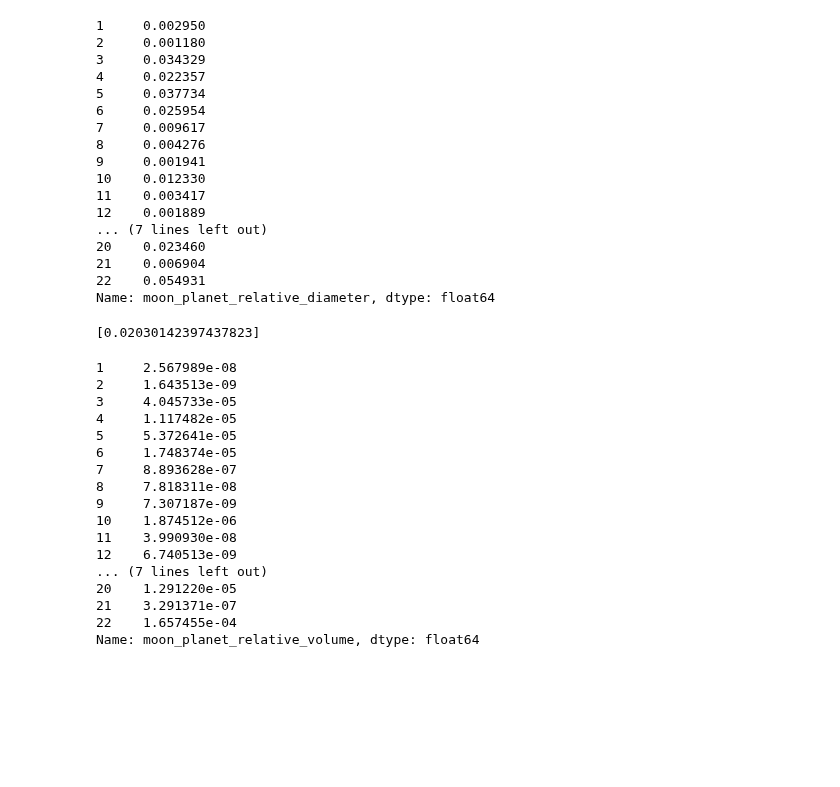
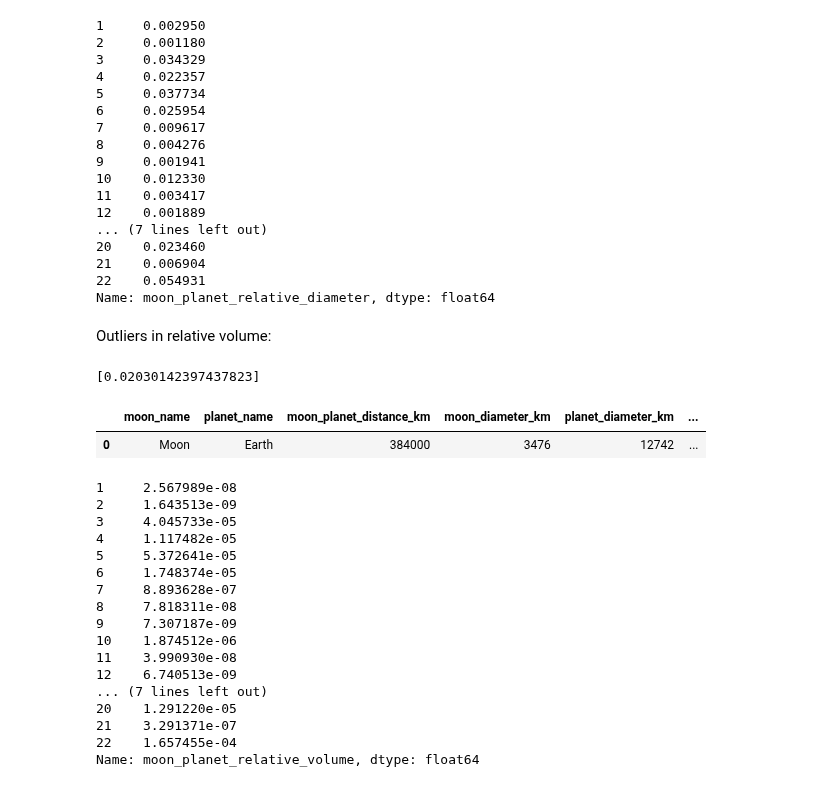
Before and after one commit to cuttlefishh/python-for-data-analysis, a Jupyter notebook: lessons/lesson17.ipynb, the cells around one changed output. Cells and saved outputs as stored; diff of their text form; code cells hidden in the pictures; blank space fills up the shorter version.

```diff
--- a/lessons/lesson17.ipynb
+++ b/lessons/lesson17.ipynb
@@ -433,5 +476,6 @@ Grubbs's test is used to detect outliers in a univariate data set assumed to com
 # %%
-# print outliers from the dataset - relative diameter
-grubbs.max_test_outliers(df_solar.moon_planet_relative_diameter, alpha=0.05)
+# print outliers from the dataset with grubbs.max_test_outliers
+outliers_diameter = grubbs.max_test_outliers(df_solar.moon_planet_relative_diameter, alpha=0.05)
+outliers_diameter
 # %% [output]
 [0.27279861874117095]
@@ -457,4 +507,6 @@ moon_planet_rel_diam_no_outliers
 21    0.006904
 22    0.054931
 Name: moon_planet_relative_diameter, dtype: float64
+# %% [markdown]
+Outliers in relative volume:
 # %%
@@ -463,3 +516,9 @@ grubbs.max_test_outliers(df_solar.moon_planet_relative_volume, alpha=0.000005)
 # %% [output]
 [0.02030142397437823]
+# %%
+# which moon does this value correspond to?
+df_solar[df_solar.moon_planet_relative_diameter == outliers_diameter[0]]
+# %% [output]
+|  | moon_name | planet_name | moon_planet_distance_km | moon_diameter_km | planet_diameter_km | ... |
+| 0 | Moon | Earth | 384000 | 3476 | 12742 | ... |
 # %%
```
Also changed, not shown: parts of 76 cells of this notebook.
